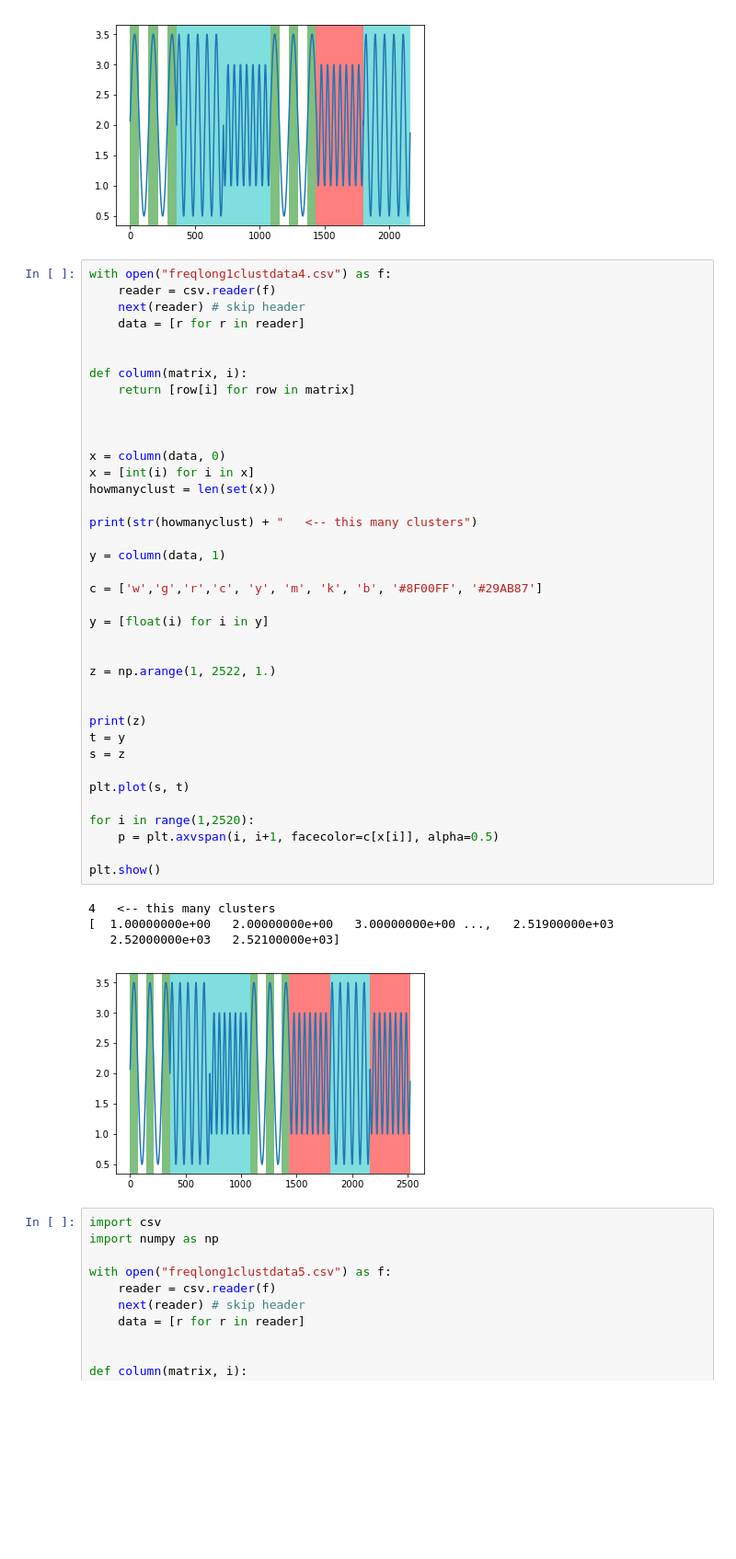
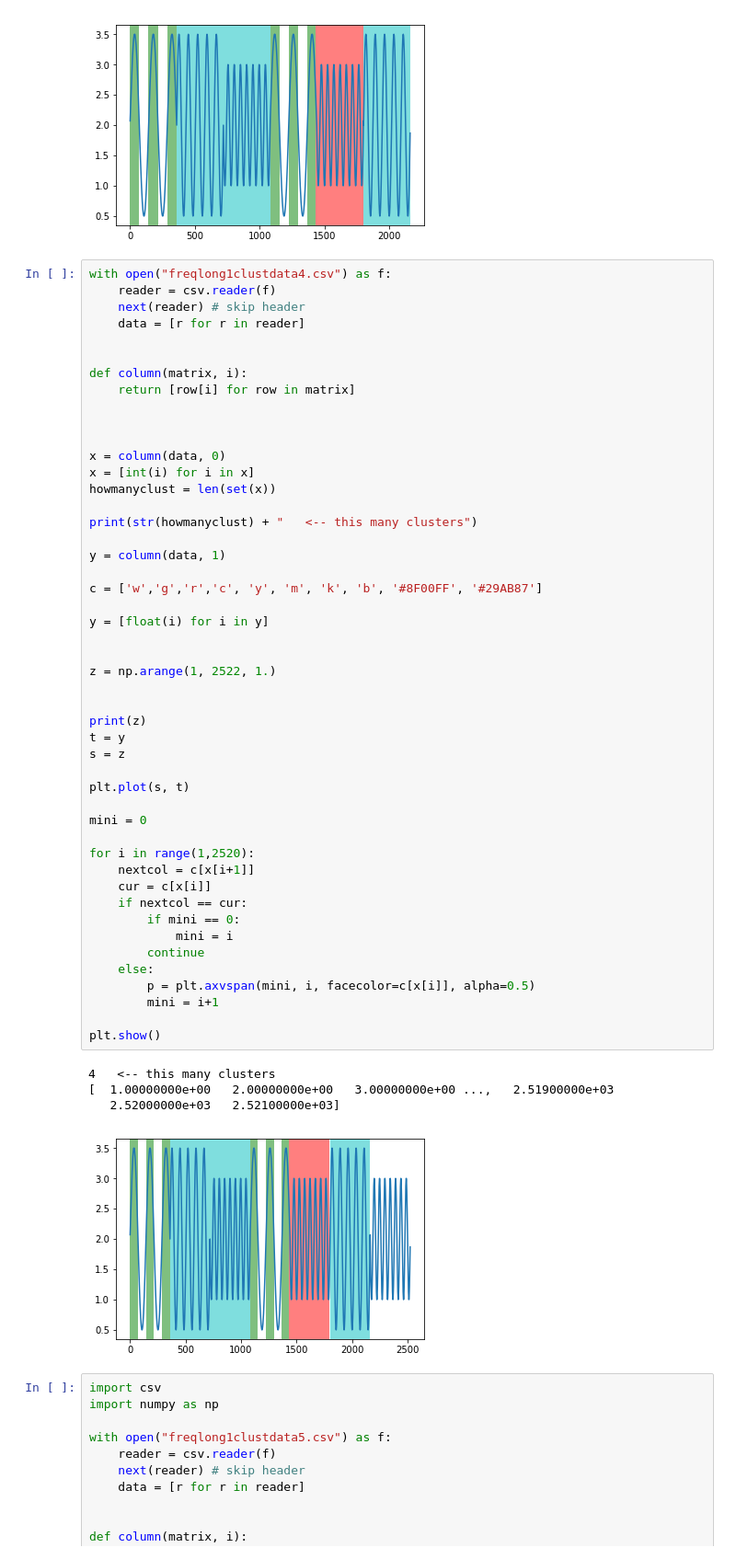
Before and after one commit to thushanp/TICC-QCRI-Time-Series, a Jupyter notebook: thushanvis.ipynb, the cells around one changed output. Shown at 92% size. Cells and saved outputs as stored; diff of their text form; blank space fills up the shorter version.

```diff
--- a/thushanvis.ipynb
+++ b/thushanvis.ipynb
@@ -452,35 +452,45 @@ def column(matrix, i):
 
 x = column(data, 0)
 x = [int(i) for i in x]
 howmanyclust = len(set(x))
 
 print(str(howmanyclust) + "   <-- this many clusters")
 
 y = column(data, 1)
 
 c = ['w','g','r','c', 'y', 'm', 'k', 'b', '#8F00FF', '#29AB87']
 
 y = [float(i) for i in y]
 
 
 z = np.arange(1, 2522, 1.)
 
 
 print(z)
 t = y
 s = z
 
 plt.plot(s, t)
 
+mini = 0
+
 for i in range(1,2520):
-    p = plt.axvspan(i, i+1, facecolor=c[x[i]], alpha=0.5)
+    nextcol = c[x[i+1]]
+    cur = c[x[i]]
+    if nextcol == cur:
+        if mini == 0:
+            mini = i
+        continue
+    else:
+        p = plt.axvspan(mini, i, facecolor=c[x[i]], alpha=0.5)
+        mini = i+1
 
 plt.show()
 # %% [output]
 4   <-- this many clusters
 [  1.00000000e+00   2.00000000e+00   3.00000000e+00 ...,   2.51900000e+03
    2.52000000e+03   2.52100000e+03]
-[figure, old version]
+[figure, new version]
 # %%
 import csv
 import numpy as np
```
Also changed, not shown: parts of 1 cell of this notebook.
